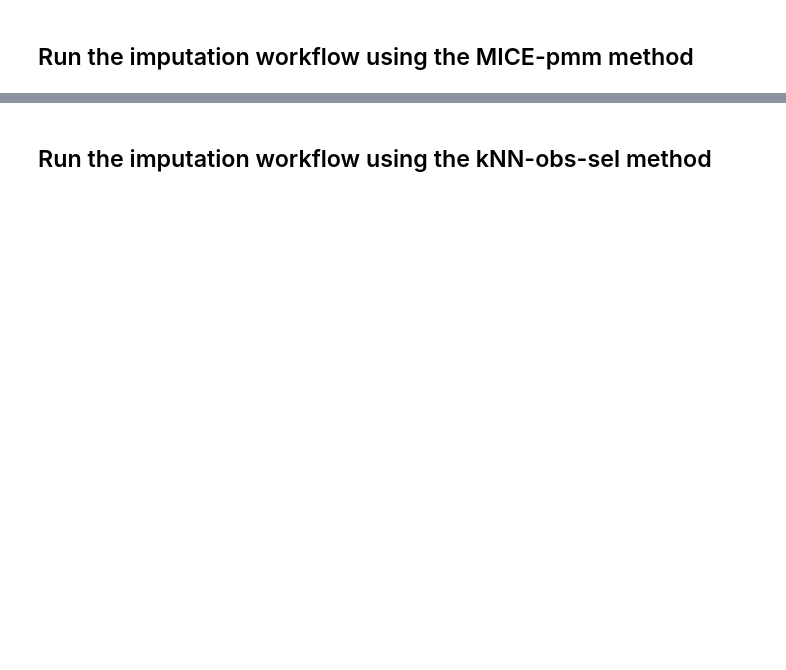
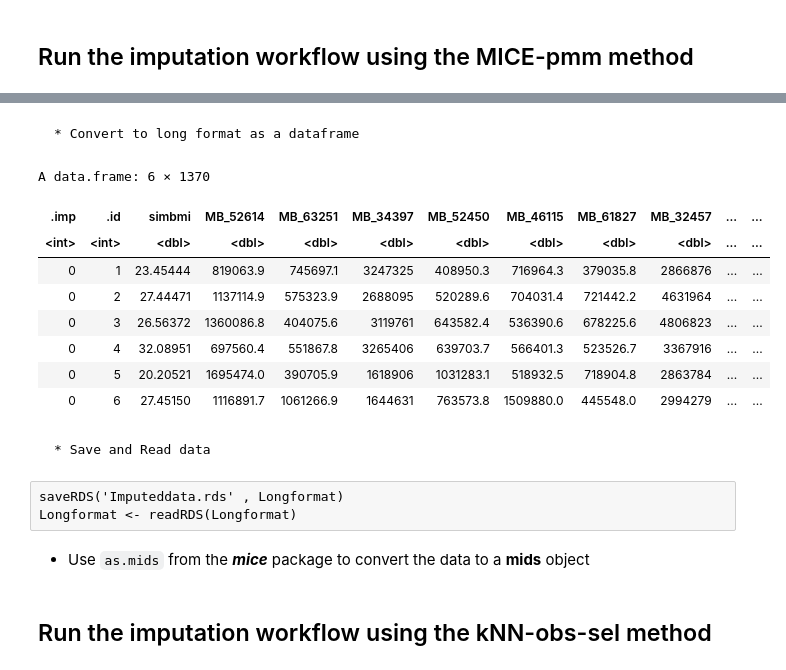
Before and after one commit to tofaquih/imputation_of_untargeted_metabolites, a Jupyter notebook: Example.ipynb, the cells around one changed output, grey strips where cells are left out. Saved outputs shown, nothing was run; the diff lists cells and outputs as text; code cells hidden in the pictures; blank space fills up the shorter version.

```diff
--- a/Example.ipynb
+++ b/Example.ipynb
@@ -62,0 +73,23 @@ A data.frame: 6 × 1368
+# %% [markdown]
+    * Convert to long format as a dataframe
+# %%
+Longformat <-complete(MiceImp$mids , action = 'long' , include = TRUE)
+# %%
+head(Longformat)
+# %% [output]
+A data.frame: 6 × 1370
+| .imp | .id | simbmi | MB_52614 | MB_63251 | MB_34397 | MB_52450 | MB_46115 | MB_61827 | MB_32457 | ... | ... |
+| <int> | <int> | <dbl> | <dbl> | <dbl> | <dbl> | <dbl> | <dbl> | <dbl> | <dbl> | ... | ... |
+| 0 | 1 | 23.45444 | 819063.9 | 745697.1 | 3247325 | 408950.3 | 716964.3 | 379035.8 | 2866876 | ... | ... |
+| 0 | 2 | 27.44471 | 1137114.9 | 575323.9 | 2688095 | 520289.6 | 704031.4 | 721442.2 | 4631964 | ... | ... |
+| 0 | 3 | 26.56372 | 1360086.8 | 404075.6 | 3119761 | 643582.4 | 536390.6 | 678225.6 | 4806823 | ... | ... |
+| 0 | 4 | 32.08951 | 697560.4 | 551867.8 | 3265406 | 639703.7 | 566401.3 | 523526.7 | 3367916 | ... | ... |
+| 0 | 5 | 20.20521 | 1695474.0 | 390705.9 | 1618906 | 1031283.1 | 518932.5 | 718904.8 | 2863784 | ... | ... |
+| 0 | 6 | 27.45150 | 1116891.7 | 1061266.9 | 1644631 | 763573.8 | 1509880.0 | 445548.0 | 2994279 | ... | ... |
+# %% [markdown]
+    * Save and Read data
+# %% [raw]
+saveRDS('Imputeddata.rds' , Longformat)
+Longformat <- readRDS(Longformat)
+# %% [markdown]
+   * Use <code>as.mids</code> from the ***mice*** package to convert the data to a **mids** object
```
Also changed, not shown: parts of 14 cells of this notebook.
